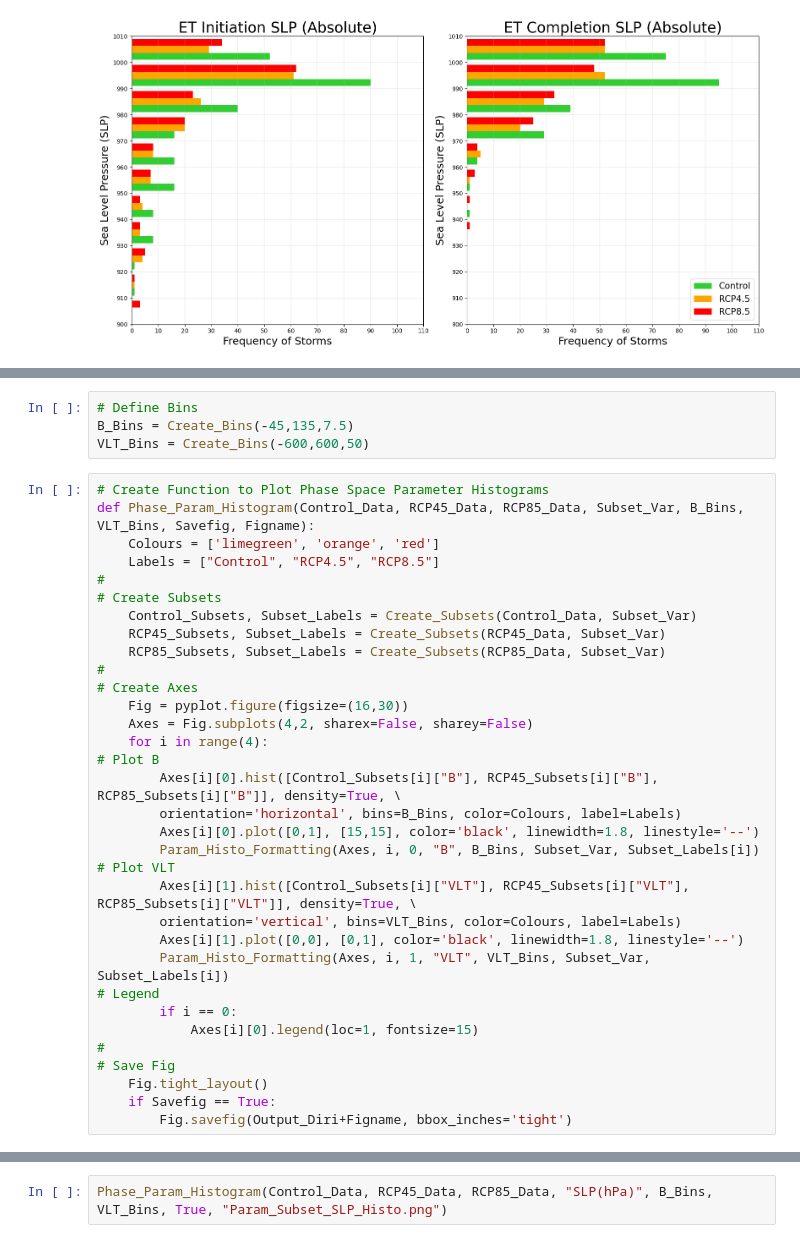
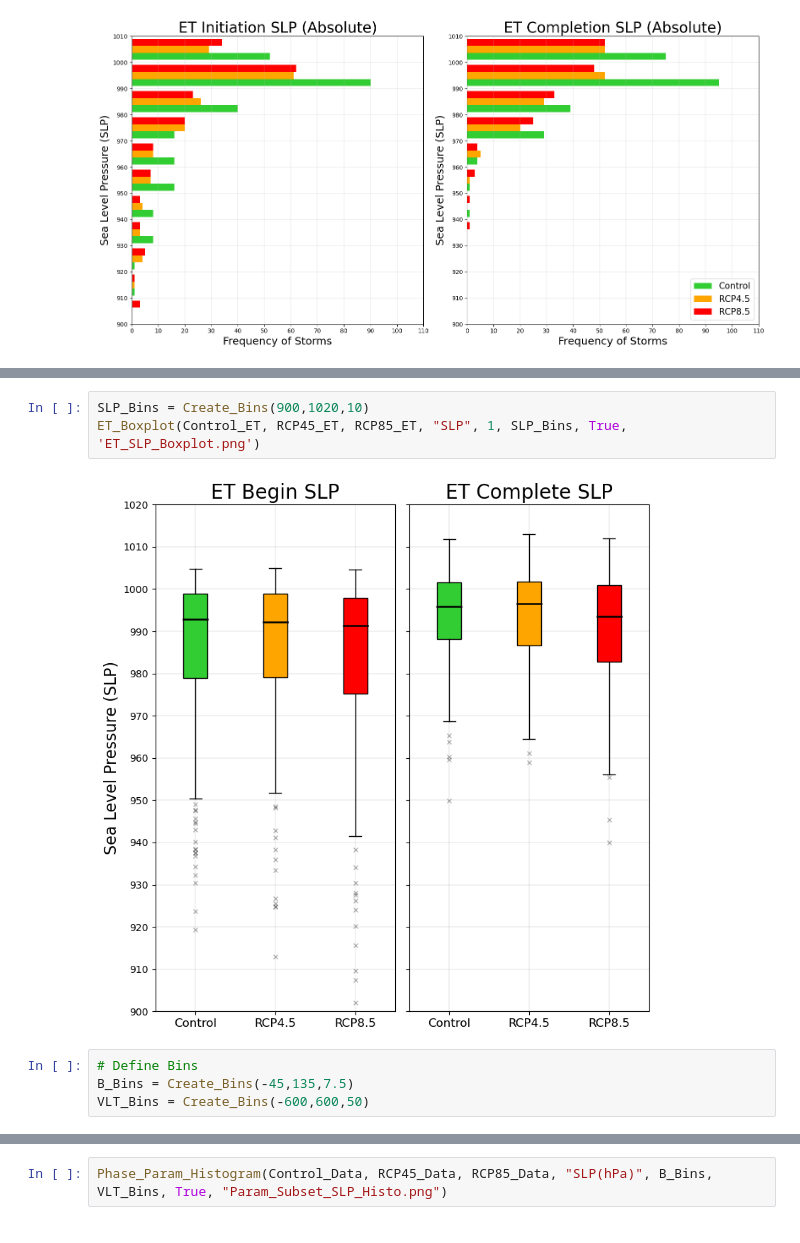
Before and after one commit to Luigi728/ExtraTrack_Github, a Jupyter notebook: RCP_Analysis/RCP_Analysis_V6.5.2.ipynb, the cells around one changed output, grey strips where cells are left out. Drawn from its saved outputs; the diff is of its cells as text.

```diff
--- a/RCP_Analysis/RCP_Analysis_V6.5.2.ipynb
+++ b/RCP_Analysis/RCP_Analysis_V6.5.2.ipynb
@@ -195,40 +269,12 @@ ET_Histogram(Control_ET, RCP45_ET, RCP85_ET, "SLP", False, 'horizontal', SLP_Bin
+# %%
+SLP_Bins = Create_Bins(900,1020,10)
+ET_Boxplot(Control_ET, RCP45_ET, RCP85_ET, "SLP", 1, SLP_Bins, True, 'ET_SLP_Boxplot.png')
+# %% [output]
+[figure, added]
 # %%
 # Define Bins
 B_Bins = Create_Bins(-45,135,7.5)
 VLT_Bins = Create_Bins(-600,600,50)
-# %%
-# Create Function to Plot Phase Space Parameter Histograms
-def Phase_Param_Histogram(Control_Data, RCP45_Data, RCP85_Data, Subset_Var, B_Bins, VLT_Bins, Savefig, Figname):
-    Colours = ['limegreen', 'orange', 'red']
-    Labels = ["Control", "RCP4.5", "RCP8.5"]
-#
-# Create Subsets
-    Control_Subsets, Subset_Labels = Create_Subsets(Control_Data, Subset_Var)
-    RCP45_Subsets, Subset_Labels = Create_Subsets(RCP45_Data, Subset_Var)
-    RCP85_Subsets, Subset_Labels = Create_Subsets(RCP85_Data, Subset_Var)
-#
-# Create Axes
-    Fig = pyplot.figure(figsize=(16,30))
-    Axes = Fig.subplots(4,2, sharex=False, sharey=False)
-    for i in range(4):
-# Plot B
-        Axes[i][0].hist([Control_Subsets[i]["B"], RCP45_Subsets[i]["B"], RCP85_Subsets[i]["B"]], density=True, \
-        orientation='horizontal', bins=B_Bins, color=Colours, label=Labels)
-        Axes[i][0].plot([0,1], [15,15], color='black', linewidth=1.8, linestyle='--')
-        Param_Histo_Formatting(Axes, i, 0, "B", B_Bins, Subset_Var, Subset_Labels[i])
-# Plot VLT
-        Axes[i][1].hist([Control_Subsets[i]["VLT"], RCP45_Subsets[i]["VLT"], RCP85_Subsets[i]["VLT"]], density=True, \
-        orientation='vertical', bins=VLT_Bins, color=Colours, label=Labels)
-        Axes[i][1].plot([0,0], [0,1], color='black', linewidth=1.8, linestyle='--')
-        Param_Histo_Formatting(Axes, i, 1, "VLT", VLT_Bins, Subset_Var, Subset_Labels[i])
-# Legend
-        if i == 0:
-            Axes[i][0].legend(loc=1, fontsize=15)
-#
-# Save Fig
-    Fig.tight_layout()
-    if Savefig == True:
-        Fig.savefig(Output_Diri+Figname, bbox_inches='tight')
 # %%
 # Create Subsets
 def Create_Subsets(Data, Subset_Var):
```
Also changed, not shown: parts of 15 cells of this notebook, 7 other files.
